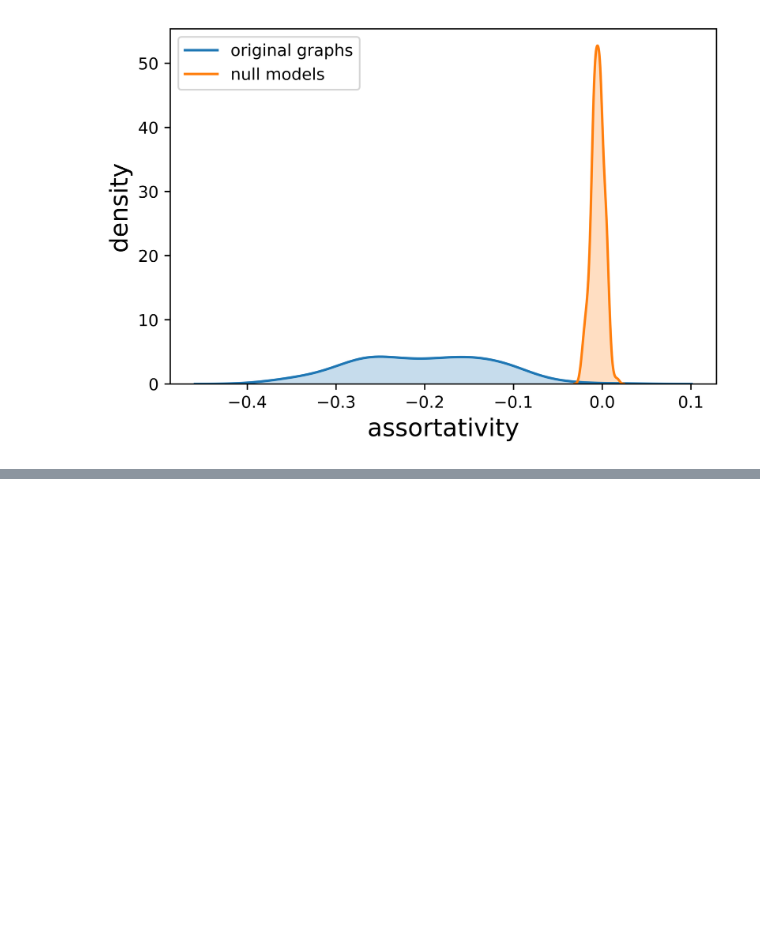
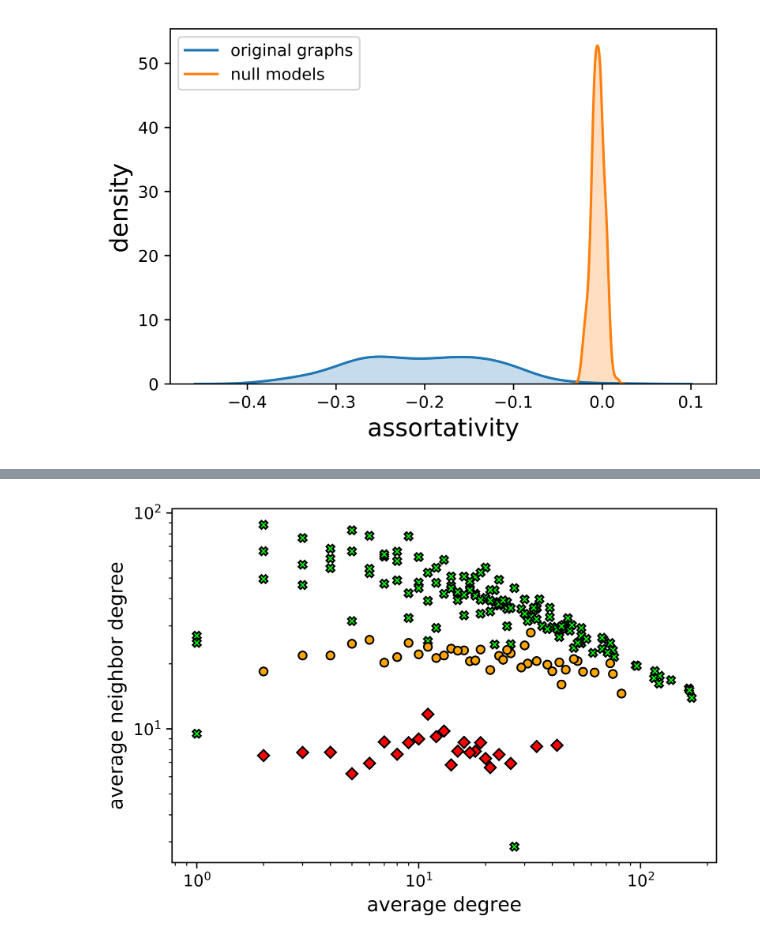
Before and after one commit to javiervz/ciencia-redes-2021, a Jupyter notebook: clase7-9-Octubre/clase7.ipynb, the cells around one changed output, grey strips where cells are left out. Cells and saved outputs as stored; diff of their text form; code cells hidden in the pictures; blank space fills up the shorter version.

```diff
--- a/clase7-9-Octubre/clase7.ipynb
+++ b/clase7-9-Octubre/clase7.ipynb
@@ -308,0 +361,2 @@ plt.show()
+# %%
+knn = {language:nx.k_nearest_neighbors(graphs[language]) for language in graphs.keys()}
@@ -308,0 +391,30 @@ plt.show()
+# %%
+fig, ax = plt.subplots(dpi=800)
+
+for language in knn.keys():
+    if language in family.keys() and family[language]=='Pama-Nyungan':
+        X=list(knn[language].keys())
+        Y=list(knn[language].values())
+
+        ax.loglog(X,Y, linewidth=0, marker='o',color='orange',markersize=5,markeredgecolor='k',markeredgewidth=1,fillstyle='full',clip_on=True)
+
+    if language in family.keys() and family[language]=='Otomanguean':
+        X=list(knn[language].keys())
+        Y=list(knn[language].values())
+
+        ax.loglog(X,Y, linewidth=0, marker='X',color='lime',markersize=5,markeredgecolor='k',markeredgewidth=1,fillstyle='full',clip_on=True)
+
+    if language in family.keys() and family[language]=='Tacanan':
+        X=list(knn[language].keys())
+        Y=list(knn[language].values())
+
+        ax.loglog(X,Y, linewidth=0, marker='D',color='r',markersize=5,markeredgecolor='k',markeredgewidth=1,fillstyle='full',clip_on=True)
+
+#plt.legend(loc='best',fontsize=7)
+plt.xlabel(r'average degree',fontsize=12)
+plt.ylabel(r'average neighbor degree',fontsize=12)
+plt.rcParams.update({'font.size': 10})
+plt.savefig('knn.pdf', format='pdf', transparent=True, bbox_inches='tight',dpi=800)
+plt.show()
+# %% [output]
+[figure, added]
```
Also changed, not shown: parts of 14 cells of this notebook, 2 other files.
